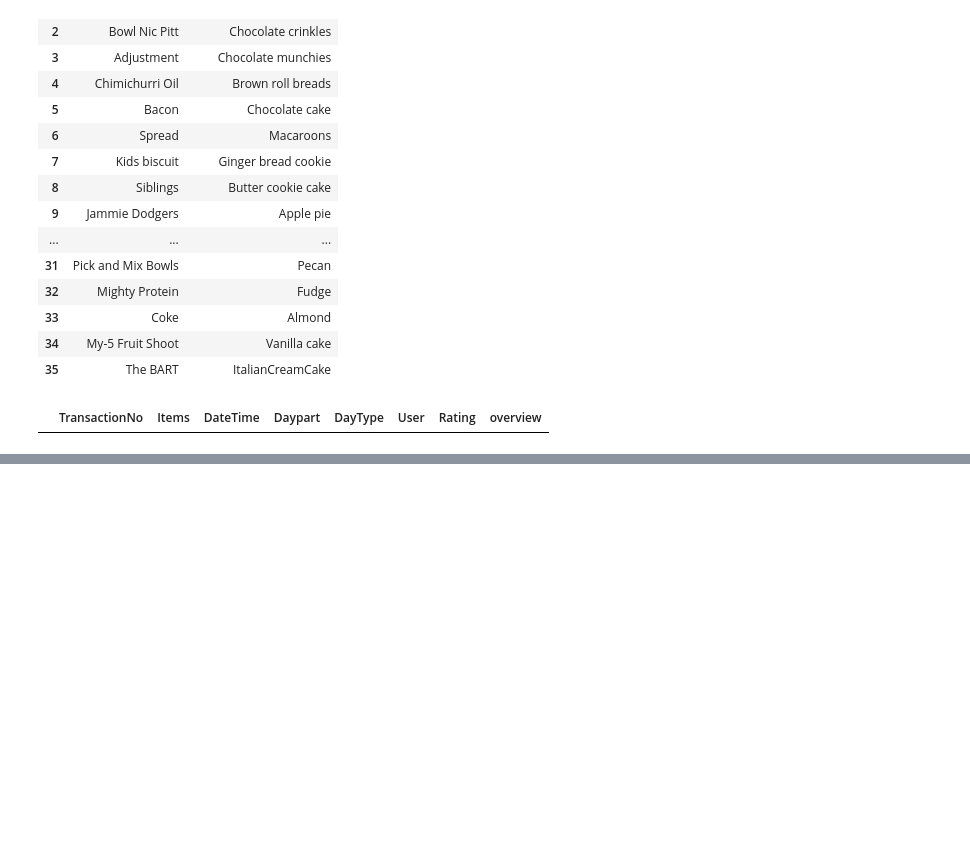
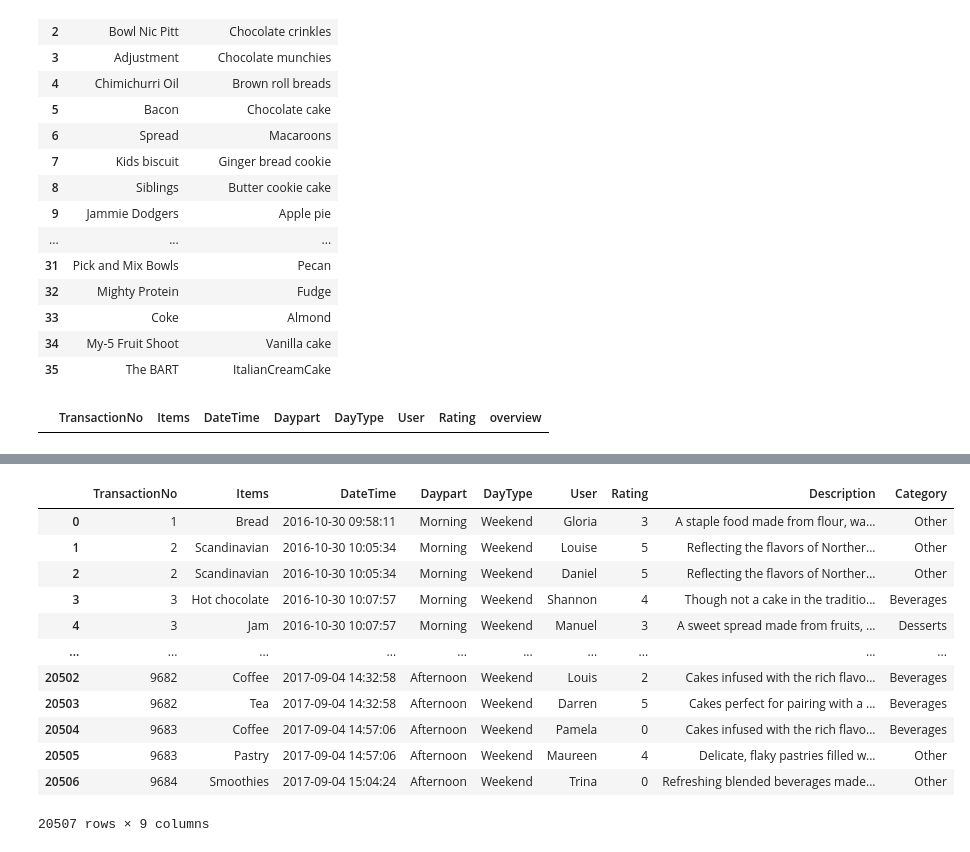
Before and after one commit to Page0526/ecommerce-website-AI, a Jupyter notebook: modelAI/recommend/data_processing.ipynb, the cells around one changed output, grey strips where cells are left out. Cells and saved outputs as stored; diff of their text form; code cells hidden in the pictures; blank space fills up the shorter version.

```diff
--- a/modelAI/recommend/data_processing.ipynb
+++ b/modelAI/recommend/data_processing.ipynb
@@ -50,0 +60,2 @@ df.loc[df['Items'] == 'The BART']
+# %%
+df.rename(columns = {'overview':'Description'},inplace=True)
@@ -50,0 +218,18 @@ df.loc[df['Items'] == 'The BART']
+# %%
+df["Category"] = df["Items"].apply(lambda x: next((category for category, foods in food_dict.items() if x in foods), "Other"))
+# %%
+df
+# %% [output]
+|  | TransactionNo | Items | DateTime | Daypart | DayType | User | Rating | Description | Category |
+| 0 | 1 | Bread | 2016-10-30 09:58:11 | Morning | Weekend | Gloria | 3 | A staple food made from flour, wa... | Other |
+| 1 | 2 | Scandinavian | 2016-10-30 10:05:34 | Morning | Weekend | Louise | 5 | Reflecting the flavors of Norther... | Other |
+| 2 | 2 | Scandinavian | 2016-10-30 10:05:34 | Morning | Weekend | Daniel | 5 | Reflecting the flavors of Norther... | Other |
+| 3 | 3 | Hot chocolate | 2016-10-30 10:07:57 | Morning | Weekend | Shannon | 4 | Though not a cake in the traditio... | Beverages |
+| 4 | 3 | Jam | 2016-10-30 10:07:57 | Morning | Weekend | Manuel | 3 | A sweet spread made from fruits, ... | Desserts |
+| ... | ... | ... | ... | ... | ... | ... | ... | ... | ... |
+| 20502 | 9682 | Coffee | 2017-09-04 14:32:58 | Afternoon | Weekend | Louis | 2 | Cakes infused with the rich flavo... | Beverages |
+| 20503 | 9682 | Tea | 2017-09-04 14:32:58 | Afternoon | Weekend | Darren | 5 | Cakes perfect for pairing with a ... | Beverages |
+| 20504 | 9683 | Coffee | 2017-09-04 14:57:06 | Afternoon | Weekend | Pamela | 0 | Cakes infused with the rich flavo... | Beverages |
+| 20505 | 9683 | Pastry | 2017-09-04 14:57:06 | Afternoon | Weekend | Maureen | 4 | Delicate, flaky pastries filled w... | Other |
+| 20506 | 9684 | Smoothies | 2017-09-04 15:04:24 | Afternoon | Weekend | Trina | 0 | Refreshing blended beverages made... | Other |
+20507 rows × 9 columns
```
Also changed, not shown: parts of 7 cells of this notebook, 10 other files.
